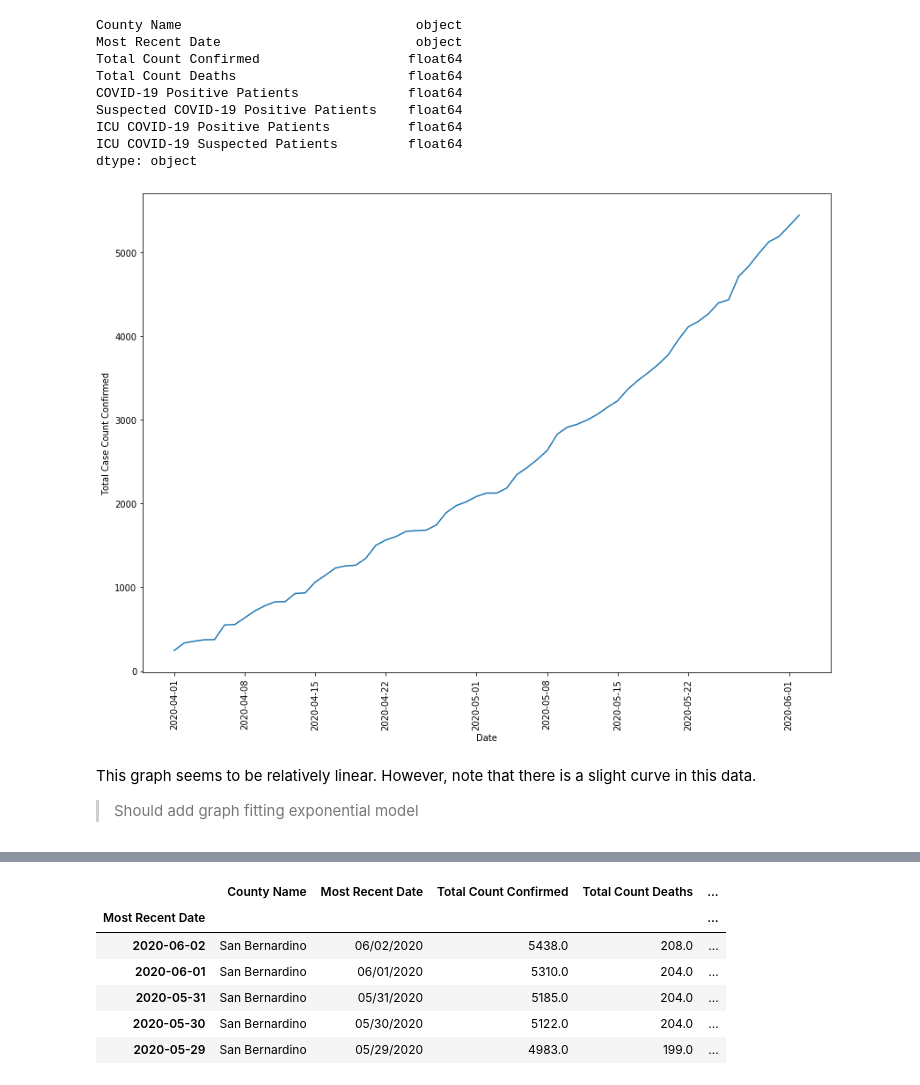
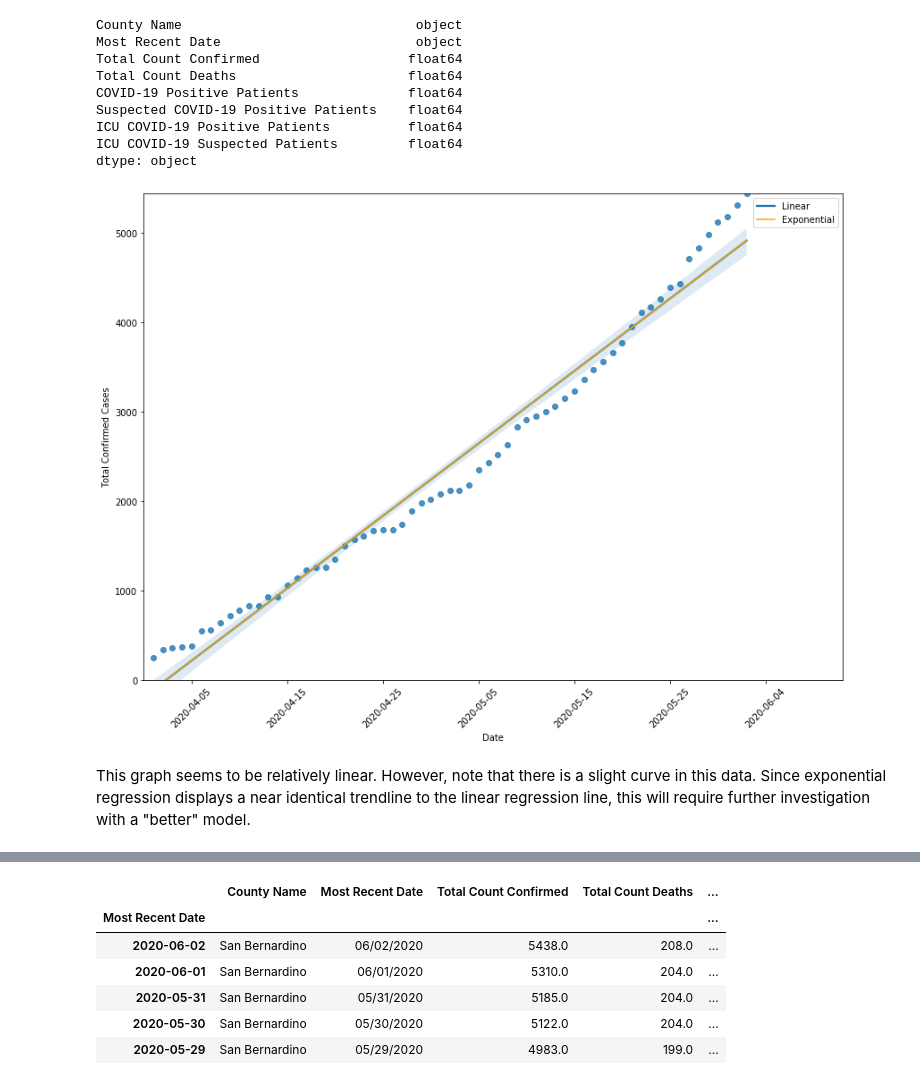
Before and after one commit to SarahEGood/covid19-SB, a Jupyter notebook: San_Bernardino_COVID-19_Data.ipynb, the cells around one changed output, grey strips where cells are left out. Drawn from its saved outputs; the diff is of its cells as text; code cells hidden in the pictures.

Commit message:
feat: Added exp curve to "Total Confirmed Cases"
Also fixes for date labels on all residual plots.

```diff
--- a/San_Bernardino_COVID-19_Data.ipynb
+++ b/San_Bernardino_COVID-19_Data.ipynb
@@ -44,27 +46,39 @@ ICU COVID-19 Positive Patients          float64
 ICU COVID-19 Suspected Patients         float64
 dtype: object
 # %%
-df_sb.sort_index()
+df_sb.sort_index(inplace = True)
 
-df_sb['date_ordinal'] = pd.to_datetime(df_sb['Most Recent Date']).apply(lambda date: date.toordinal())
+df['date_ordinal'] = pd.to_datetime(df['Most Recent Date']).apply(lambda date: date.toordinal())
+
+#Plot scatter plot
+x = df_sb['date_ordinal']
+y = df_sb['Total Count Confirmed']
 
 plt.figure(figsize=(14,10))
-ax = sns.regplot(data=df_sb, x='date_ordinal', y='Total Count Confirmed')
+ax = plt.subplot(1,1,1)
 
-# Tighten up the axes for prettiness
-ax.set_xlim(df_sb['date_ordinal'].min() - 1, df_sb['date_ordinal'].max() + 1)
-ax.set_ylim(0, df_sb['New Confirmed Cases'].max() + 1)
+sns.regplot(x='date_ordinal', y='Total Count Confirmed', data=df_sb)
 
-ax.set_xlabel('date')
-new_labels = df_sb.index.date
-ax.set_xticklabels(new_labels)
+# Formatting axes
+ax.set_xlim(x.min() - 1, x.max() + 10)
+ax.set_ylim(0, y.max() + 1)
+ax.set_xlabel('Date')
+
+labels = [dt.date.fromordinal(int(item)) for item in ax.get_xticks()]
+ax.set_xticklabels(labels)
 plt.xticks(rotation = 45)
-plt.ylabel("New Confirmed Cases (per day)")
+plt.ylabel("Total Confirmed Cases")
+
+#Exponential Curve
+def exponential_func(x, a, b, c):
+    return a*np.exp(-b*x)+c
+
+popt, pcov = curve_fit(exponential_func, x, y, p0=(1, 1e-6, 1), maxfev=1000000000)
+plt.plot(x, exponential_func(x, *popt), color='orange')
+plt.legend(['Linear', 'Exponential'])
 
 plt.show()
 # %% [output]
-[figure, old version]
+[figure, new version]
 # %% [markdown]
-This graph seems to be relatively linear. However, note that there is a slight curve in this data.
-
-> Should add graph fitting exponential model
+This graph seems to be relatively linear. However, note that there is a slight curve in this data. Since exponential regression displays a near identical trendline to the linear regression line, this will require further investigation with a "better" model.
```
Also changed, not shown: parts of 4 cells of this notebook.
